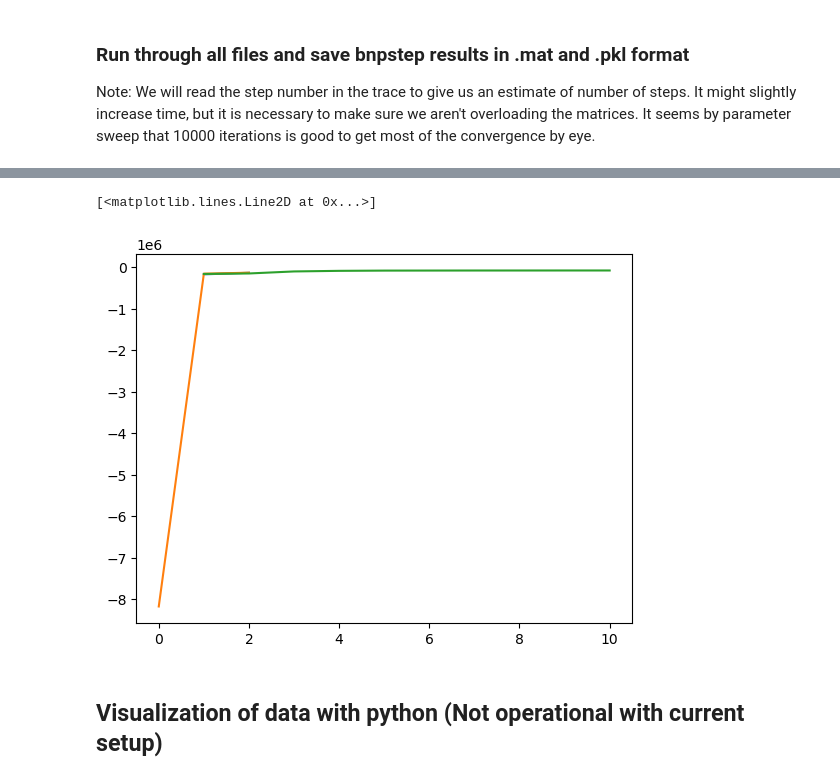
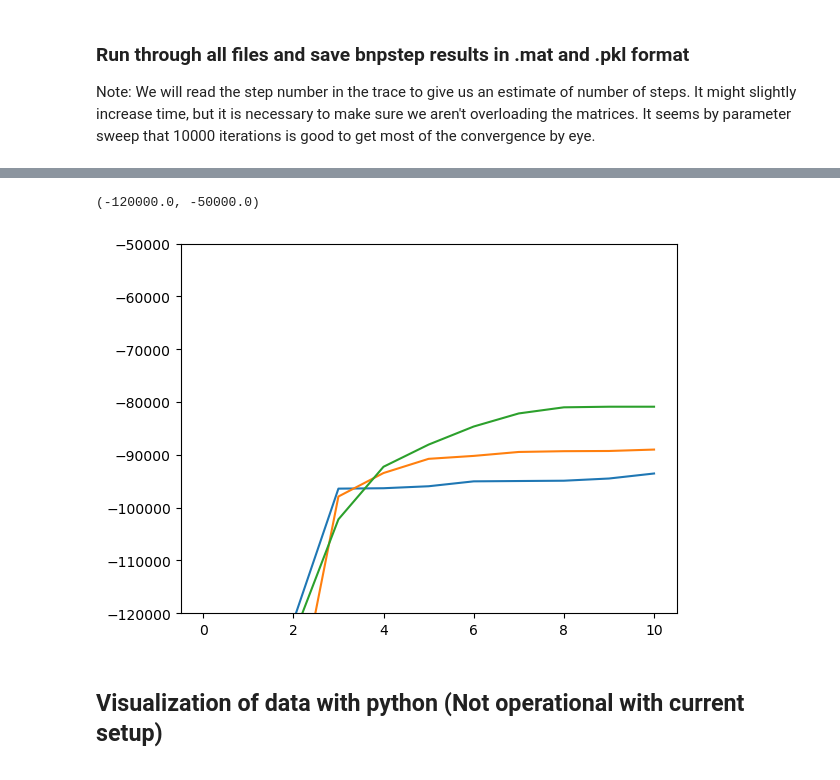
Before and after one commit to zyg1213/bnp-step_Yildiz, a Jupyter notebook: BNPStep_from_FIONA_test.ipynb, the cells around one changed output, grey strips where cells are left out. Cells and saved outputs as stored; diff of their text form; code cells hidden in the pictures.

```diff
--- a/BNPStep_from_FIONA_test.ipynb
+++ b/BNPStep_from_FIONA_test.ipynb
@@ -70,7 +70,7 @@ for i in range(len(file_paths)):
     if estimated_steps > 512/1.7:
         print('skipping', p.stem, 'for too many steps')
     else:
-        '''
+
 
         start_time = time.perf_counter()
         sampler_ori = bnp_ori.BNPStep(B_max=int(2*estimated_steps))
@@ -98,7 +98,7 @@ for i in range(len(file_paths)):
         print(sampler_tau.B_M[-1])
         plt.plot(sampler_tau.post)
         plt.ylim(-10000, 0)
-        '''
+
         start_time = time.perf_counter()
         sampler_bt = bnp_bt.BNPStep(B_max=int(2*estimated_steps))
         sampler_bt.load_data(str(p.parent)+'/'+p.stem+'_tempdata.csv', has_timepoints=False)
@@ -130,11 +150,11 @@ Iteration took 8.974607 seconds 22905
 # %%
 plt.plot(sampler_ori.post)
 plt.plot(sampler_tau.post)
 plt.plot(sampler_bt.post)
-# plt.ylim(-6000, -4000)
+plt.ylim(-120000, -50000)
 # %% [output]
-[<matplotlib.lines.Line2D at 0x...>]
+(-120000.0, -50000.0)
-[figure, old version]
+[figure, new version]
 # %% [markdown]
 ## Visualization of data with python (Not operational with current setup)
 # %%
```
Also changed, not shown: parts of 2 cells of this notebook, 6 other files.
